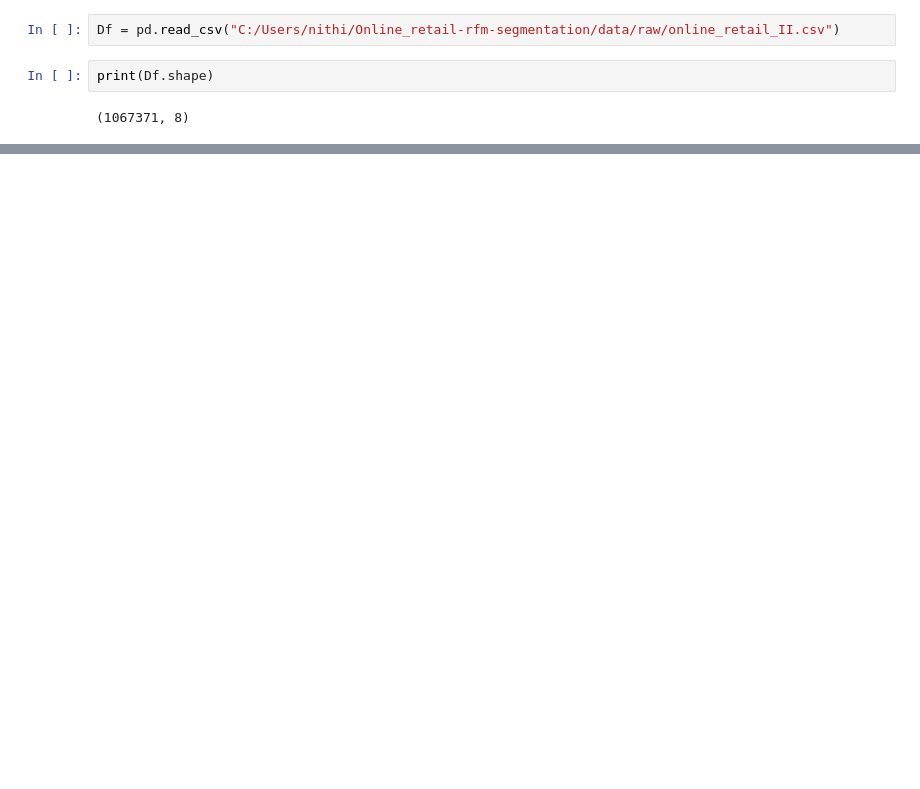
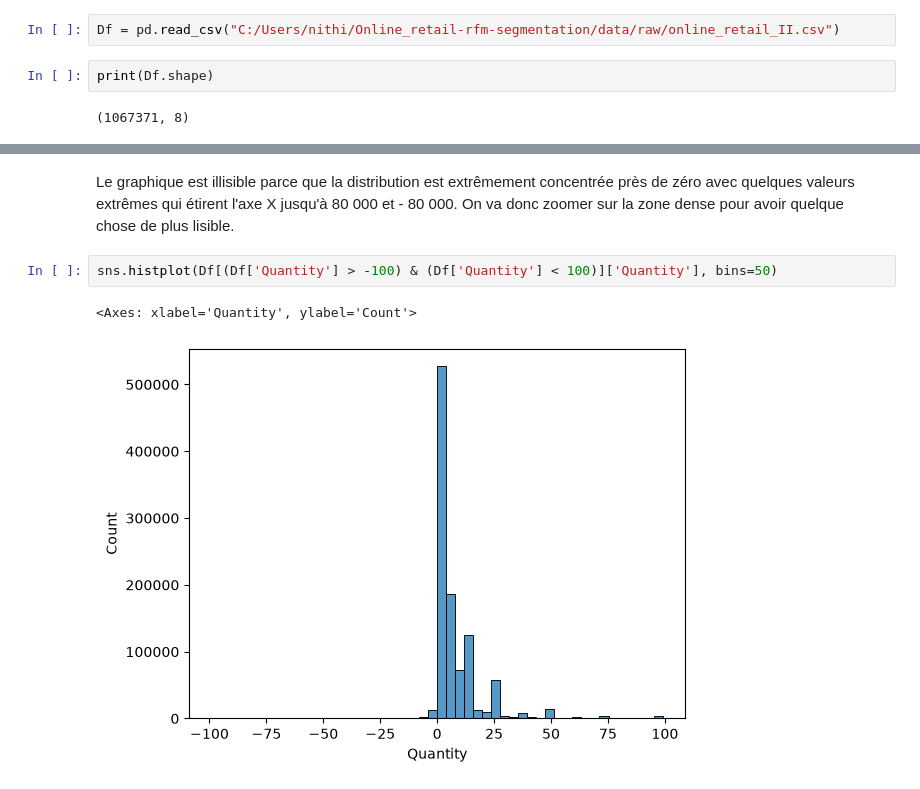
Before and after one commit to Nithilan16/Online_retail-rfm-segmentation, a Jupyter notebook: notebooks/online_retail.ipynb, the cells around one changed output, grey strips where cells are left out. Drawn from its saved outputs; the diff is of its cells as text; blank space fills up the shorter version.

```diff
--- a/notebooks/online_retail.ipynb
+++ b/notebooks/online_retail.ipynb
@@ -22,0 +140,7 @@ Df.head()
+# %% [markdown]
+Le graphique est illisible parce que la distribution est extrêmement concentrée près de zéro avec quelques valeurs extrêmes qui étirent l'axe X jusqu'à 80 000 et - 80 000. On va donc zoomer sur la zone dense pour avoir quelque chose de plus lisible.
+# %%
+sns.histplot(Df[(Df['Quantity'] > -100) & (Df['Quantity'] < 100)]['Quantity'], bins=50)
+# %% [output]
+<Axes: xlabel='Quantity', ylabel='Count'>
+[figure, added]
```
Also changed, not shown: parts of 45 cells of this notebook.
